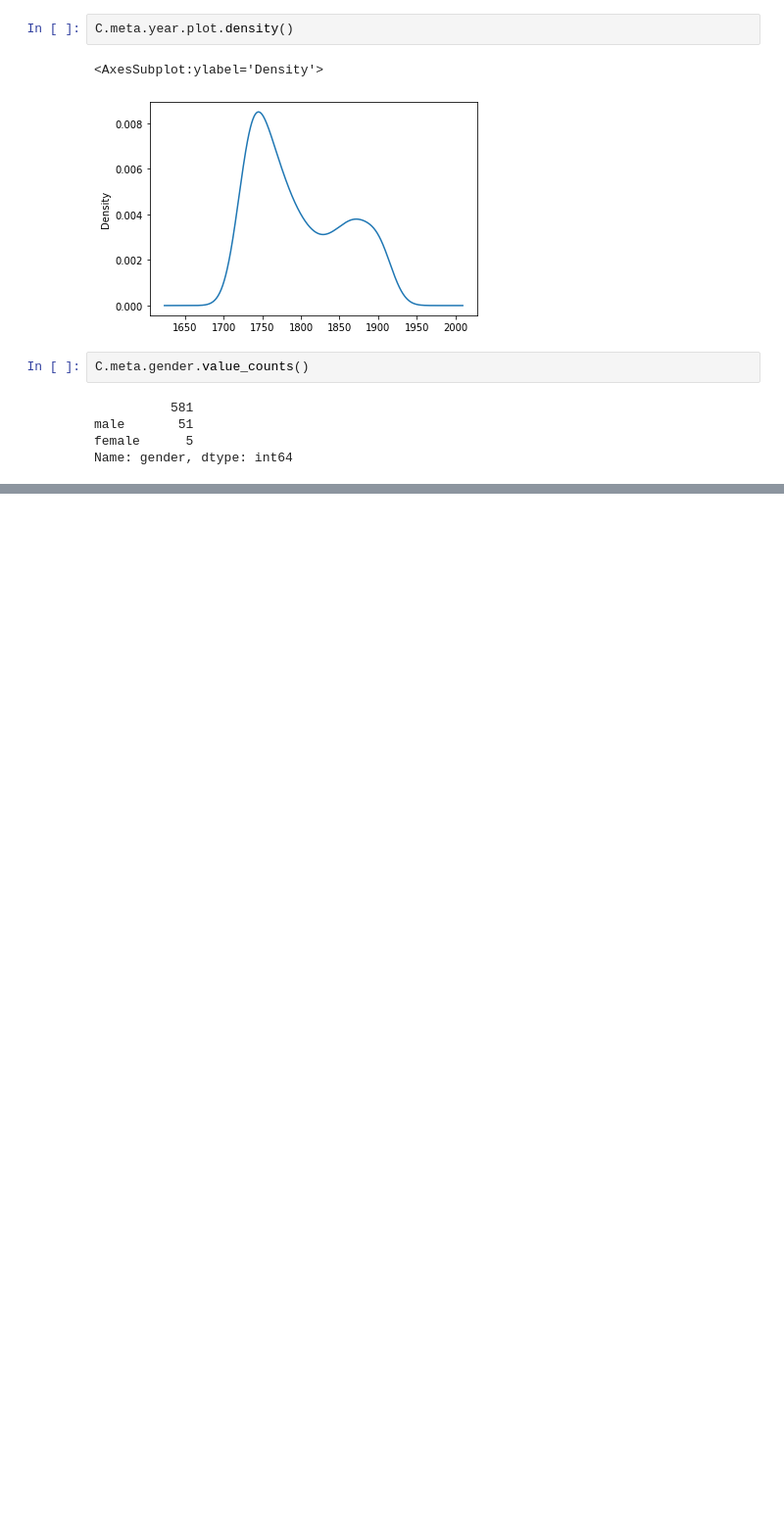
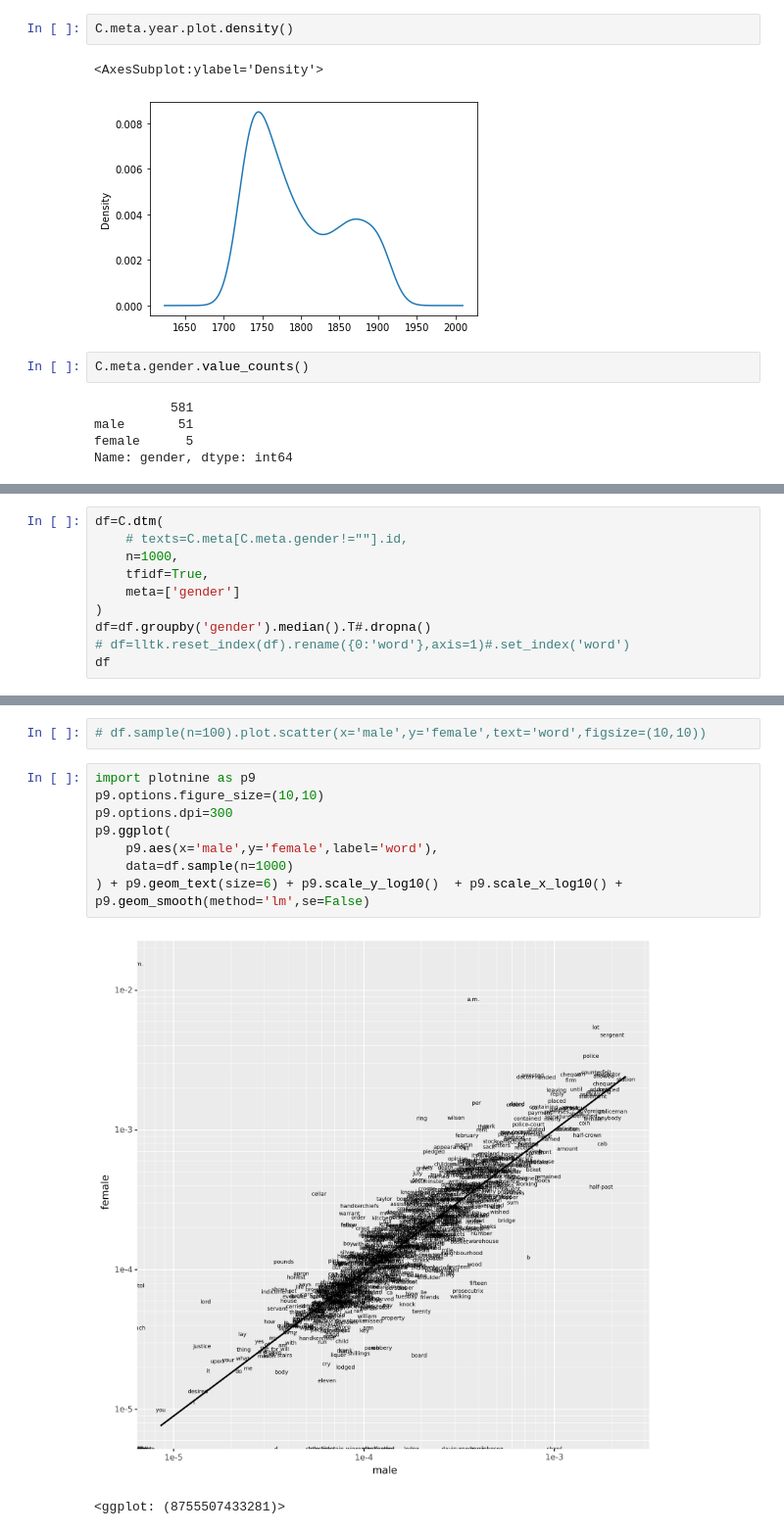
Before and after one commit to quadrismegistus/lltk, a Jupyter notebook: lltk/corpus/oldbailey/notebook.ipynb, the cells around one changed output, grey strips where cells are left out. Shown at 98% size. Cells and saved outputs as stored; diff of their text form; blank space fills up the shorter version.

```diff
--- a/lltk/corpus/oldbailey/notebook.ipynb
+++ b/lltk/corpus/oldbailey/notebook.ipynb
@@ -109,0 +81,10 @@ tfidf_gender
+# %%
+df=C.dtm(
+    # texts=C.meta[C.meta.gender!=""].id,
+    n=1000,
+    tfidf=True,
+    meta=['gender']
+)
+df=df.groupby('gender').median().T#.dropna()
+# df=lltk.reset_index(df).rename({0:'word'},axis=1)#.set_index('word')
+df
@@ -110,3 +105,16 @@ tfidf_gender
+# %%
+# df.sample(n=100).plot.scatter(x='male',y='female',text='word',figsize=(10,10))
+# %%
+import plotnine as p9
+p9.options.figure_size=(10,10)
+p9.options.dpi=300
+p9.ggplot(
+    p9.aes(x='male',y='female',label='word'),
+    data=df.sample(n=1000)
+) + p9.geom_text(size=6) + p9.scale_y_log10()  + p9.scale_x_log10() + p9.geom_smooth(method='lm',se=False)
+# %% [output]
+[figure, added]
+<ggplot: (8755507433281)>
 # %%
 import plotnine as p9
 fig=p9.ggplot(tfidf_gender[['male','female']], p9.aes(x='female',y='male'))
```
Also changed, not shown: parts of 8 cells of this notebook, 4 other files.
